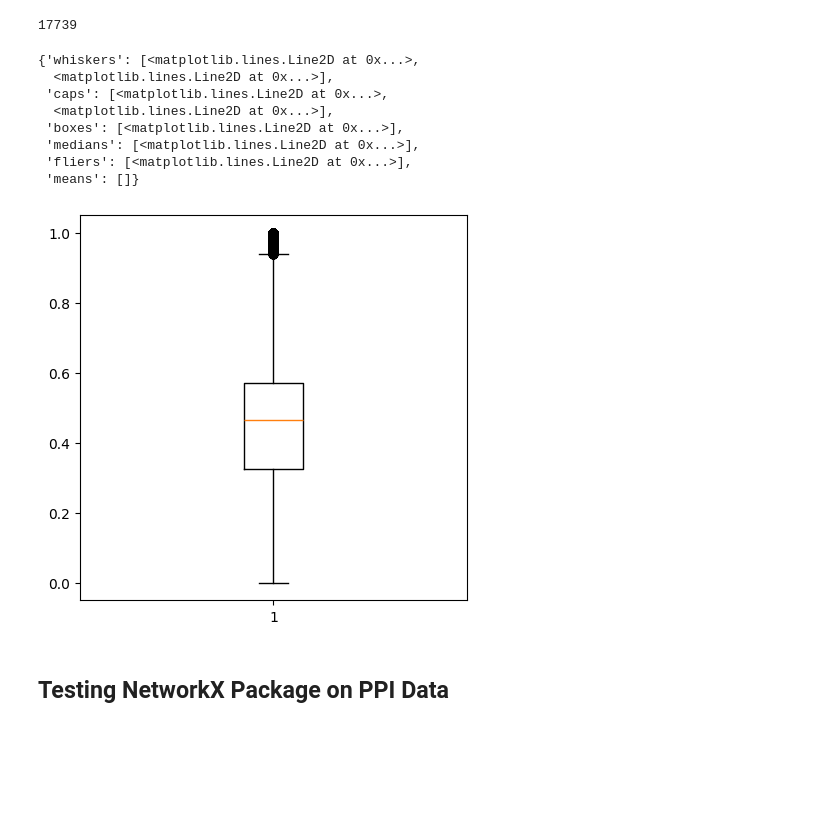
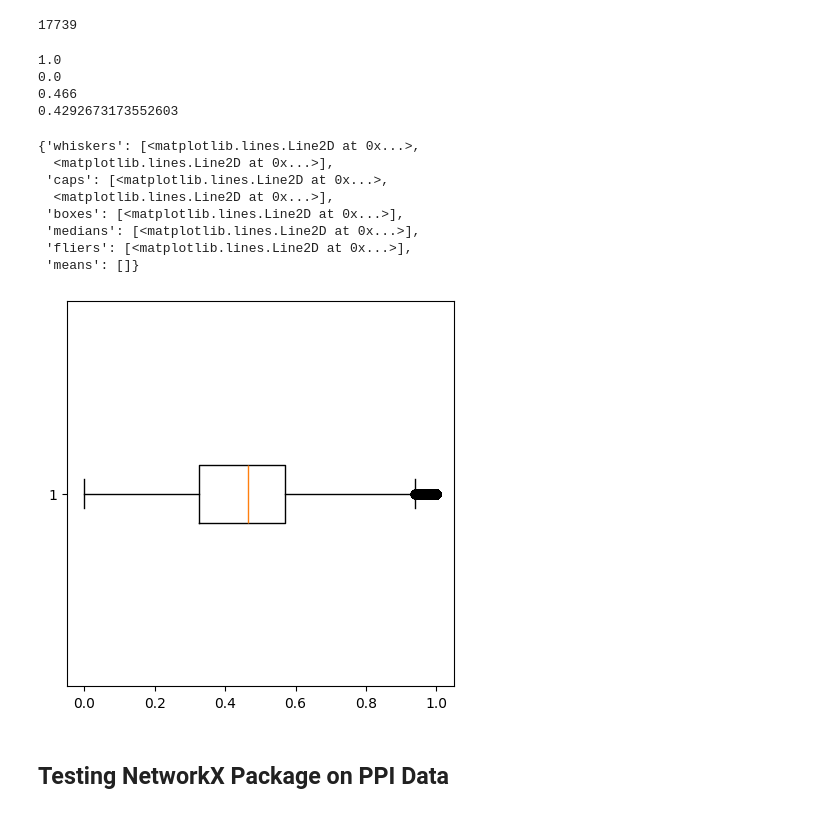
Before and after one commit to mehdimerbah/TDA-PPIN, a Jupyter notebook: preprocessing/EDA_DataPreprocessing.ipynb, the cells around one changed output. Saved outputs shown, nothing was run; the diff lists cells and outputs as text; code cells hidden in the pictures; blank space fills up the shorter version.

```diff
--- a/preprocessing/EDA_DataPreprocessing.ipynb
+++ b/preprocessing/EDA_DataPreprocessing.ipynb
@@ -60,18 +60,28 @@ len(ppi_single_proteins)
 # %%
 ## Check the weight distribution on the nodes across the network
 biogrid_semsim = np.array(ppi_df['SemSim'])
 box_fig = plt.figure(figsize =(5, 5))
-plt.boxplot(biogrid_semsim)
+
+print(np.max(biogrid_semsim))
+print(np.min(biogrid_semsim))
+print(np.median(biogrid_semsim))
+print(np.mean(biogrid_semsim))
+
+plt.boxplot(biogrid_semsim, vert=False)
 # %% [output]
-{'whiskers': [<matplotlib.lines.Line2D at 0x...>,
-  <matplotlib.lines.Line2D at 0x...>],
- 'caps': [<matplotlib.lines.Line2D at 0x...>,
-  <matplotlib.lines.Line2D at 0x...>],
- 'boxes': [<matplotlib.lines.Line2D at 0x...>],
- 'medians': [<matplotlib.lines.Line2D at 0x...>],
- 'fliers': [<matplotlib.lines.Line2D at 0x...>],
- 'means': []}
+1.0
+0.0
+0.466
+0.4292673173552603
+{'whiskers': [<matplotlib.lines.Line2D at 0x...>,
+  <matplotlib.lines.Line2D at 0x...>],
+ 'caps': [<matplotlib.lines.Line2D at 0x...>,
+  <matplotlib.lines.Line2D at 0x...>],
+ 'boxes': [<matplotlib.lines.Line2D at 0x...>],
+ 'medians': [<matplotlib.lines.Line2D at 0x...>],
+ 'fliers': [<matplotlib.lines.Line2D at 0x...>],
+ 'means': []}
-[figure, old version]
+[figure, new version]
 # %% [markdown]
 ## Testing NetworkX Package on PPI Data
 # %%
```
Also changed, not shown: parts of 29 cells of this notebook.
